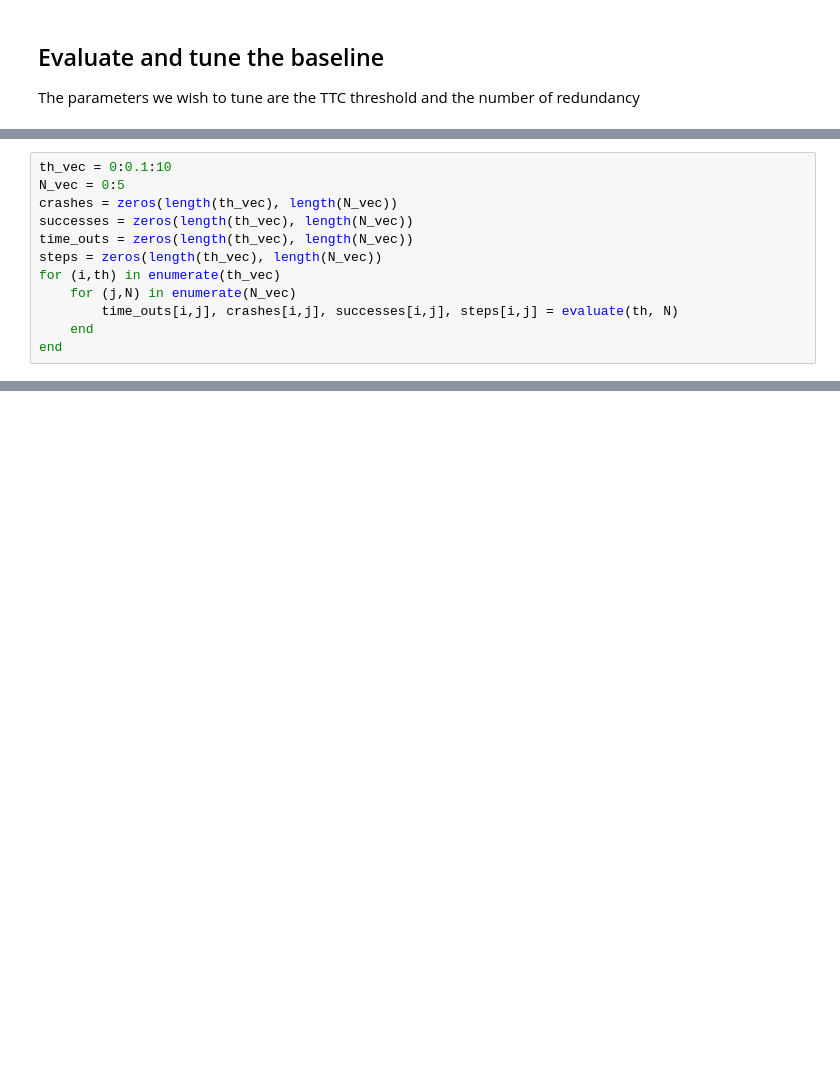
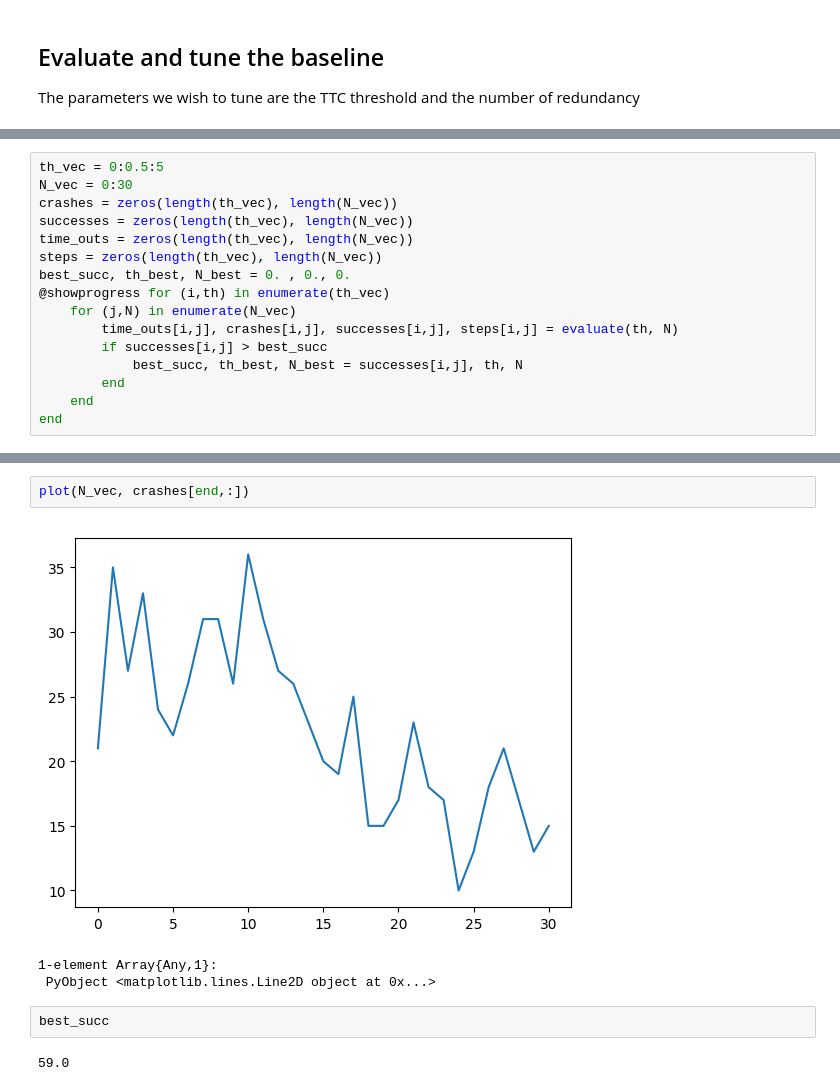
Before and after one commit to sisl/AutomotivePOMDPs.jl, a Jupyter notebook: evaluation_script_test.ipynb, the cells around one changed output, grey strips where cells are left out. Saved outputs shown, nothing was run; the diff lists cells and outputs as text; blank space fills up the shorter version.

```diff
--- a/evaluation_script_test.ipynb
+++ b/evaluation_script_test.ipynb
@@ -408,12 +226,16 @@ evaluate (generic function with 1 method)
 # %%
-th_vec = 0:0.1:10
-N_vec = 0:5
+th_vec = 0:0.5:5
+N_vec = 0:30
 crashes = zeros(length(th_vec), length(N_vec))
 successes = zeros(length(th_vec), length(N_vec))
 time_outs = zeros(length(th_vec), length(N_vec))
 steps = zeros(length(th_vec), length(N_vec))
-for (i,th) in enumerate(th_vec)
+best_succ, th_best, N_best = 0. , 0., 0.
+@showprogress for (i,th) in enumerate(th_vec)
     for (j,N) in enumerate(N_vec)
         time_outs[i,j], crashes[i,j], successes[i,j], steps[i,j] = evaluate(th, N)
+        if successes[i,j] > best_succ
+            best_succ, th_best, N_best = successes[i,j], th, N
+        end
     end
 end
@@ -419,0 +248,10 @@ end
+# %%
+plot(N_vec, crashes[end,:])
+# %% [output]
+[figure, added]
+1-element Array{Any,1}:
+ PyObject <matplotlib.lines.Line2D object at 0x...>
+# %%
+best_succ
+# %% [output]
+59.0
```
Also changed, not shown: parts of 39 cells of this notebook, 4 other files.
